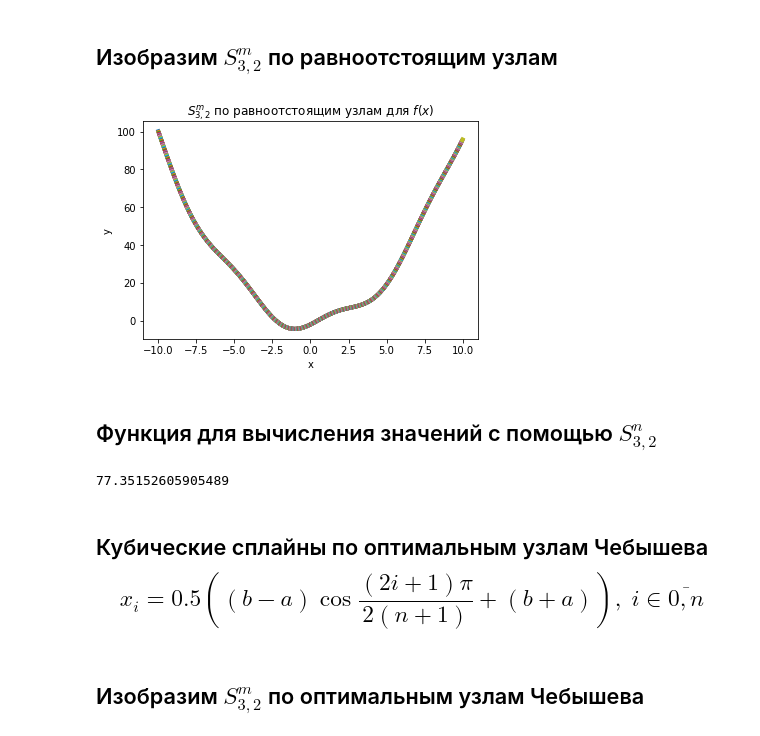
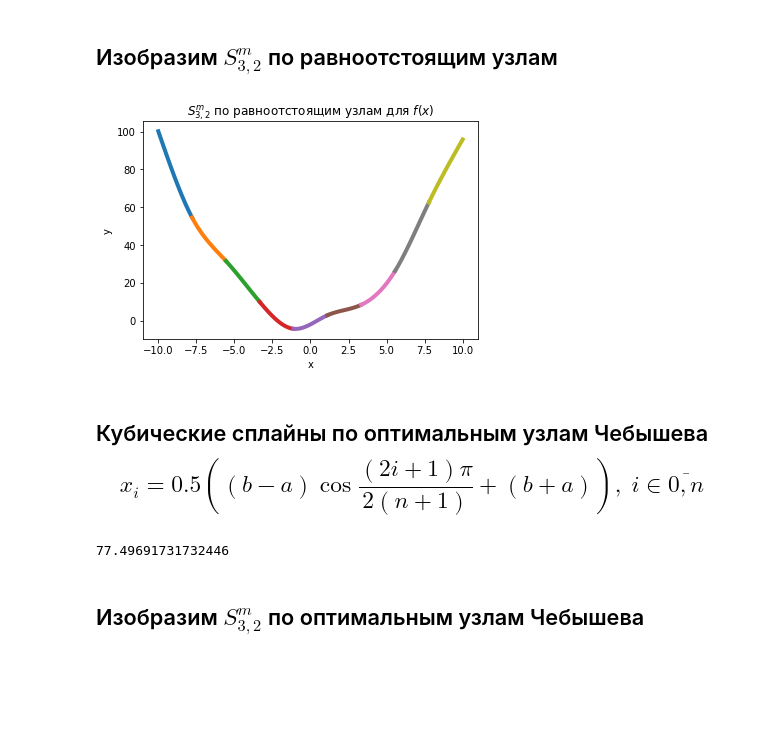
Before and after one commit to verse-chorus/linear_quadratic_cubic_splines, a Jupyter notebook: Кубический_cплайн.ipynb, the cells around one changed output. Drawn from its saved outputs; the diff is of its cells as text; code cells hidden in the pictures; blank space fills up the shorter version.

```diff
--- a/Кубический_cплайн.ipynb
+++ b/Кубический_cплайн.ipynb
@@ -85,19 +114,2 @@ di = B[3*n:]
 # %% [markdown]
 ## Изобразим $S_{3,2}^m$ по равноотстоящим узлам
-# %%
-plt.figure()
-
-for k in range(n):
-    xspline = np.linspace(x[k], x[k+1])
-    yspline = ai[k]*xspline**3 + bi[k]*xspline**2 + ci[k]*xspline + di[k]
-    plt.plot(xspline, yspline, '-', linewidth=4)
-
-plt.xlabel('x')
-plt.ylabel('y')
-plt.title('$S_{3,2}^m$ по равноотстоящим узлам для $f(x)$')
-
-plt.show()
-# %% [output]
-[figure, removed]
-# %% [markdown]
-## Функция для вычисления значений с помощью $S_{3,2}^n$
@@ -114,7 +116,7 @@ def cubic_spline(arg):
-# %%
-cubic_spline(-9)
-# %% [output]
-77.35152605905489
+# %%
+cub_spline(arg=5, a=-10, b=10, m=10, fig=True)
+# %% [output]
+[figure, added]
 # %% [markdown]
 ## Кубические сплайны по оптимальным узлам Чебышева $$x_i = 0.5 \left((b-a)\cos\dfrac{(2i+1)\pi}{2(n+1)} + (b+a)\right),\; i\in \overline{0,n}$$
 # %%
@@ -181,2 +205,6 @@ di_opt = B_opt[3*n:]
+# %%
+optimal_cub_spline(arg=-9, a=-10, b=10, m=10, fig=None)
+# %% [output]
+77.49691731732446
 # %% [markdown]
 ## Изобразим  $S^m_{3,2}$ по оптимальным узлам Чебышева
```
Also changed, not shown: parts of 13 cells of this notebook, 1 other file.
